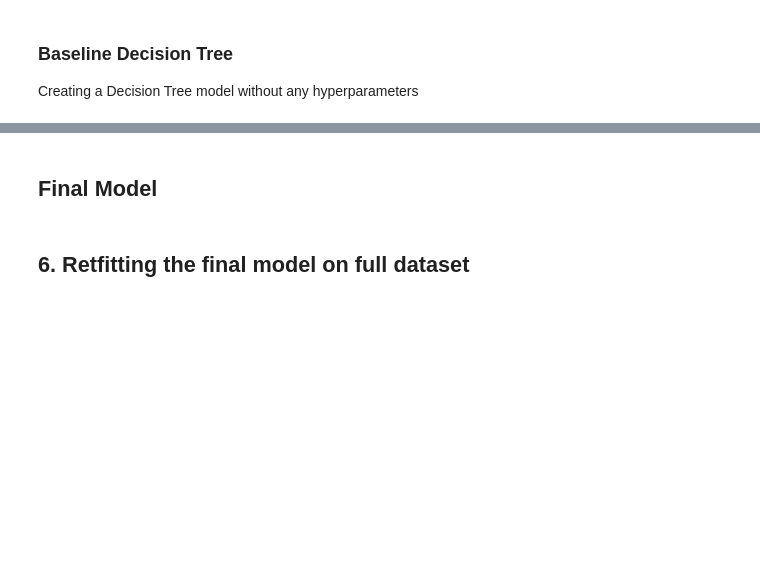
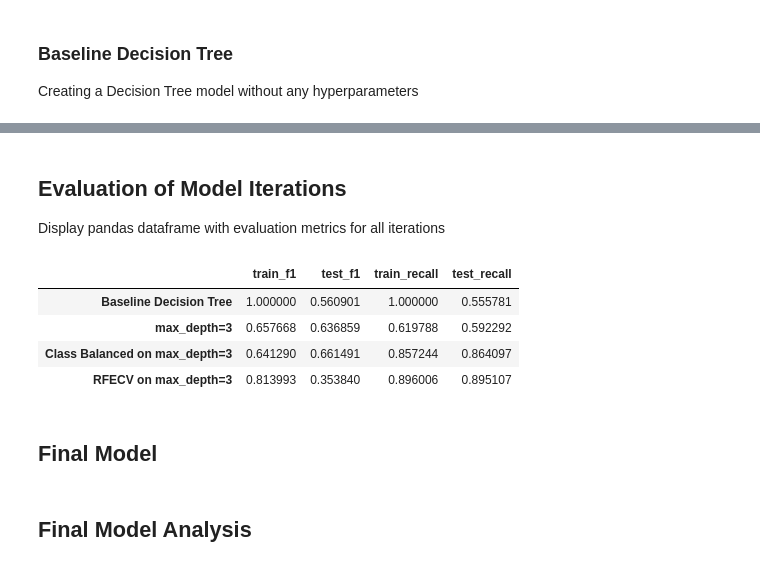
Before and after one commit to jefelito/ecommerce_purchases, a Jupyter notebook: final_model.ipynb, the cells around one changed output, grey strips where cells are left out. Drawn from its saved outputs; the diff is of its cells as text; code cells hidden in the pictures; blank space fills up the shorter version.

```diff
--- a/final_model.ipynb
+++ b/final_model.ipynb
@@ -168,0 +291,5 @@ X_test = scaler.transform(X_test)
+# %%
+metric_dict['RFECV on max_depth=3'] = {'train_f1': trainRFE_f1,
+                                      'test_f1': testRFE_f1,
+                                      'train_recall': trainRFE_recall,
+                                      'test_recall': testRFE_recall}
@@ -169,4 +303,15 @@ X_test = scaler.transform(X_test)
+# %% [markdown]
+## Evaluation of Model Iterations
+Display pandas dataframe with evaluation metrics for all iterations
+# %%
+pd.DataFrame.from_dict(metric_dict, orient='index')
+# %% [output]
+|  | train_f1 | test_f1 | train_recall | test_recall |
+| Baseline Decision Tree | 1.000000 | 0.560901 | 1.000000 | 0.555781 |
+| max_depth=3 | 0.657668 | 0.636859 | 0.619788 | 0.592292 |
+| Class Balanced on max_depth=3 | 0.641290 | 0.661491 | 0.857244 | 0.864097 |
+| RFECV on max_depth=3 | 0.813993 | 0.353840 | 0.896006 | 0.895107 |
 # %% [markdown]
 ## Final Model
-# %% [markdown]
-## 6. Retfitting the final model on full dataset
+# %% [markdown]
+## Final Model Analysis
```
Also changed, not shown: parts of 50 cells of this notebook, 3 other files.
